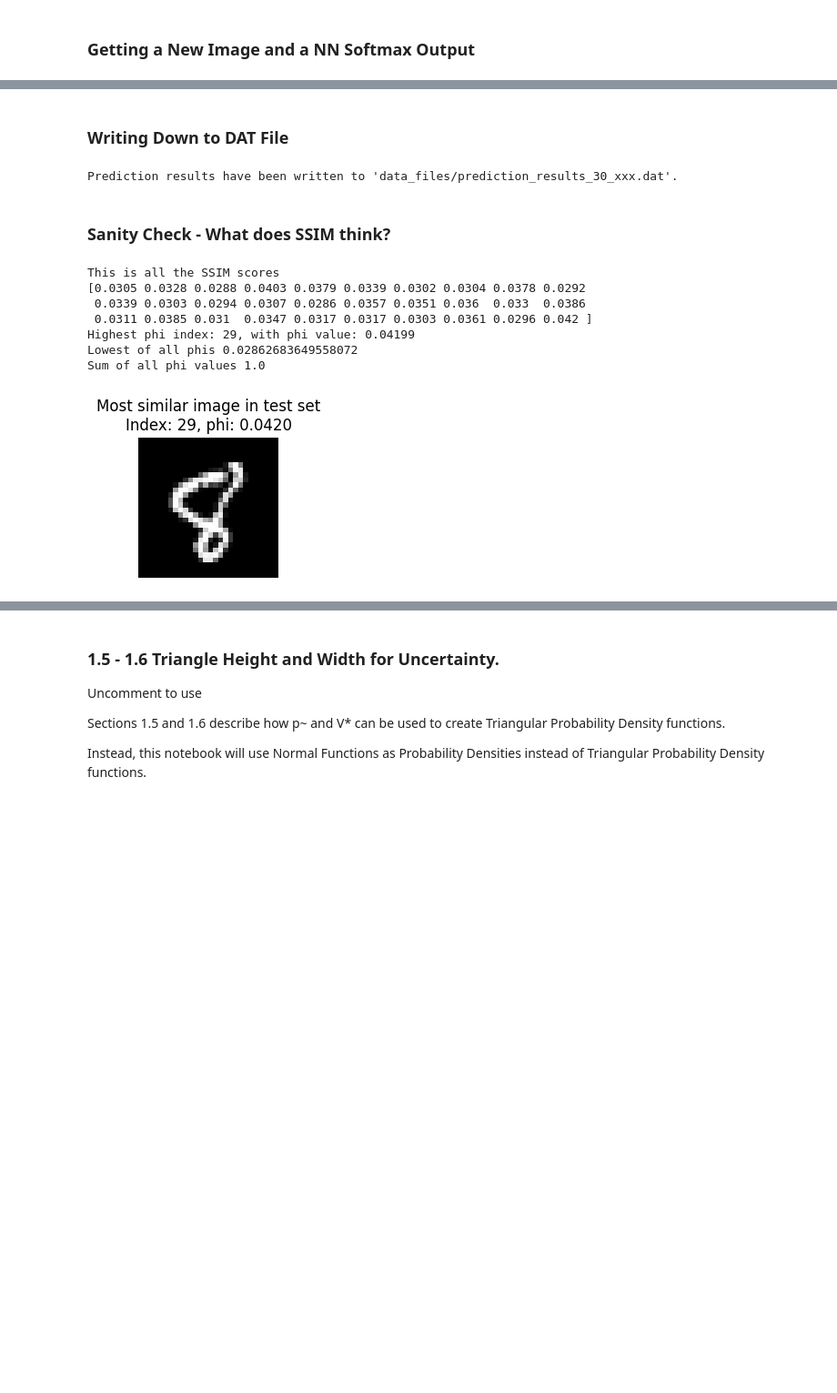
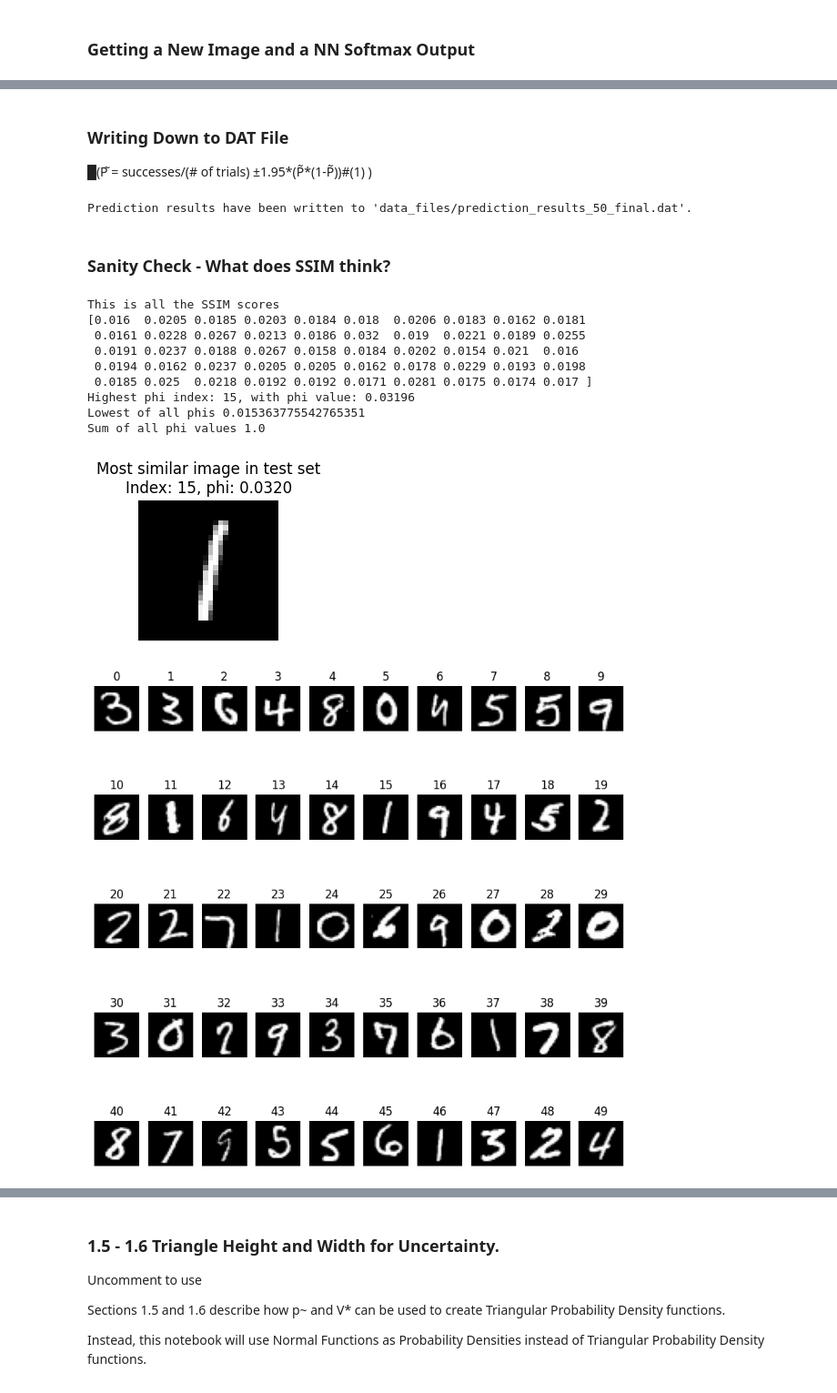
Before and after one commit to christopherwaight/BeliefNetworks, a Jupyter notebook: Main/Processing/BN_datfile_generator.ipynb, the cells around one changed output, grey strips where cells are left out. Shown at 91% size. Cells and saved outputs as stored; diff of their text form; code cells hidden in the pictures; blank space fills up the shorter version.

```diff
--- a/Main/Processing/BN_datfile_generator.ipynb
+++ b/Main/Processing/BN_datfile_generator.ipynb
@@ -8,10 +8,10 @@ This document creates a Dat File with the ratings of each expert, a NN output, a
 import os
 
 # Specify file path and number of examples of each class
-output_file_path = os.path.join("data_files", "prediction_results_30_xxx.dat")  # Construct the file path
+output_file_path = os.path.join("data_files", "prediction_results_50_final.dat")  # Construct the file path
 
 # Create a balanced subset of n*10 images, ensuring each digit 0-9 is represented equally
-indices_per_class = 3
+indices_per_class = 5
 # %% [markdown]
 ### 0.1 - Loading the Ground Truth Image Set (MNIST).
 
@@ -194,7 +197,7 @@ fig, axes = plt.subplots(nrows=3, ncols=3, figsize=(10, 8))
 for ax, index in zip(axes.flatten(), random_misclassified_indices):
     ax.imshow(subset_test_images[index].reshape(28, 28), cmap='gray')
     predictions_for_plot = [predicted_classes[i][index] for i in range(num_models)]  # Predictions from all models for this index
-    ax.set_title(f"Index: {index}\n E_Labels: {predictions_for_plot}")
+    ax.set_title(f"Index: {index}\n Predict: {predictions_for_plot}")
     ax.axis('off')
 
 plt.tight_layout()
@@ -276,5 +277,7 @@ guess = np.array2string(guess).strip('[]')
 # %% [markdown]
 ### Writing Down to DAT File
+
+█(P ̃= successes/(# of trials)   ±1.95*(P̃*(1-P̃))#(1) )
 # %%
 
 def write_prediction_results(file_path, subset_test_images, num_models, predictions, scores, guess):
@@ -289,6 +292,7 @@ def write_prediction_results(file_path, subset_test_images, num_models, predicti
         for j in range(len(subset_test_images)):
             for i in range(num_models):
                 predicted_class = np.argmax(predictions[i][j])
+                pred = np.round(predicted_class,2)
                 softmax_output = np.max(predictions[i][j]) * scores[i]
                 expert_accuracy = scores[i]
 
@@ -300,7 +304,7 @@ def write_prediction_results(file_path, subset_test_images, num_models, predicti
 
 write_prediction_results(output_file_path, subset_test_images, num_models, predictions, scores, guess)
 # %% [output]
-Prediction results have been written to 'data_files/prediction_results_30_xxx.dat'.
+Prediction results have been written to 'data_files/prediction_results_50_final.dat'.
 # %% [markdown]
 ### Sanity Check - What does SSIM think?
 # %%
@@ -327,54 +331,57 @@ print("Sum of all phi values", np.round(np.sum(ssim_scores),6))
 
 # Display the most similar image
 plt.figure(figsize=(2, 2))
 plt.imshow(subset_test_images[max_ssim_index], cmap='gray')
 plt.title(f"Most similar image in test set\nIndex: {max_ssim_index}, phi: {max_ssim_value:.4f}")
 plt.axis('off')
 plt.show()
 
-# # Display a 10x10 grid of all test images
-# fig, axes = plt.subplots(indices_per_class, 10, figsize=(10, 10))
-# for i, ax in enumerate(axes.flat):
-#     ax.imshow(subset_test_images[i], cmap='gray')
-#     ax.set_title(str(i))  # Set title as the index
-#     ax.axis('off')
-# plt.tight_layout()
-# plt.show()
+# Display a 10x10 grid of all test images
+fig, axes = plt.subplots(indices_per_class, 10, figsize=(10, 10))
+for i, ax in enumerate(axes.flat):
+    ax.imshow(subset_test_images[i], cmap='gray')
+    ax.set_title(str(i))  # Set title as the index
+    ax.axis('off')
+#plt.tight_layout()
+plt.show()
 
-# # Display a 10x10 grid of all test images, sorted by SSIM score
-# sorted_indices = np.argsort(ssim_scores)[::-1]  # Sort in descending order
-# fig, axes = plt.subplots(indices_per_class, 10, figsize=(10, 10))
-# for i, ax in enumerate(axes.flat):
-#     image_index = sorted_indices[i]  # Get the index from the sorted list
-#     ax.imshow(subset_test_images[image_index], cmap='gray')
-#     ax.set_title(str(sorted_indices[i]))  # Set title as the index
-#     ax.axis('off')
-# plt.tight_layout()
-# plt.show()
+# Display a 10x10 grid of all test images, sorted by SSIM score
+sorted_indices = np.argsort(ssim_scores)[::-1]  # Sort in descending order
+fig, axes = plt.subplots(indices_per_class, 10, figsize=(10, 10))
+for i, ax in enumerate(axes.flat):
+    image_index = sorted_indices[i]  # Get the index from the sorted list
+    ax.imshow(subset_test_images[image_index], cmap='gray')
+    ax.set_title(str(sorted_indices[i]))  # Set title as the index
+    ax.axis('off')
+#plt.tight_layout()
+plt.show()
 
 # Compute weighted sum for each label
 weighted_sums = np.zeros(10)  # Assuming 10 labels (0-9)
 
 for i, ssim_score in enumerate(ssim_scores):
     label = np.argmax(subset_test_labels[i])       # Find the index of the '1'
     weighted_sums[label] += ssim_score
 
 # Print the weighted sums for each label
 for label, weighted_sum in enumerate(weighted_sums):
     print(f"Label {label}: Weighted sum = {weighted_sum:.4f}")
 
 print("Max class", np.argmax(weighted_sums))
 
 sorted_indices = np.argsort(weighted_sums)[::-1]
 second_highest_index = sorted_indices[1]
 second_highest_value = weighted_sums[second_highest_index]
 print("Second highest class:", second_highest_index)
 # %% [output]
 This is all the SSIM scores
-[0.0305 0.0328 0.0288 0.0403 0.0379 0.0339 0.0302 0.0304 0.0378 0.0292
- 0.0339 0.0303 0.0294 0.0307 0.0286 0.0357 0.0351 0.036  0.033  0.0386
- 0.0311 0.0385 0.031  0.0347 0.0317 0.0317 0.0303 0.0361 0.0296 0.042 ]
-Highest phi index: 29, with phi value: 0.04199
-Lowest of all phis 0.02862683649558072
+[0.016  0.0205 0.0185 0.0203 0.0184 0.018  0.0206 0.0183 0.0162 0.0181
+ 0.0161 0.0228 0.0267 0.0213 0.0186 0.032  0.019  0.0221 0.0189 0.0255
+ 0.0191 0.0237 0.0188 0.0267 0.0158 0.0184 0.0202 0.0154 0.021  0.016
+ 0.0194 0.0162 0.0237 0.0205 0.0205 0.0162 0.0178 0.0229 0.0193 0.0198
+ 0.0185 0.025  0.0218 0.0192 0.0192 0.0171 0.0281 0.0175 0.0174 0.017 ]
+Highest phi index: 15, with phi value: 0.03196
+Lowest of all phis 0.015363775542765351
 Sum of all phi values 1.0
-[figure, old version]
+[figure, new version]
+[figure, added]
```
Also changed, not shown: parts of 10 cells of this notebook, 11 other files.
